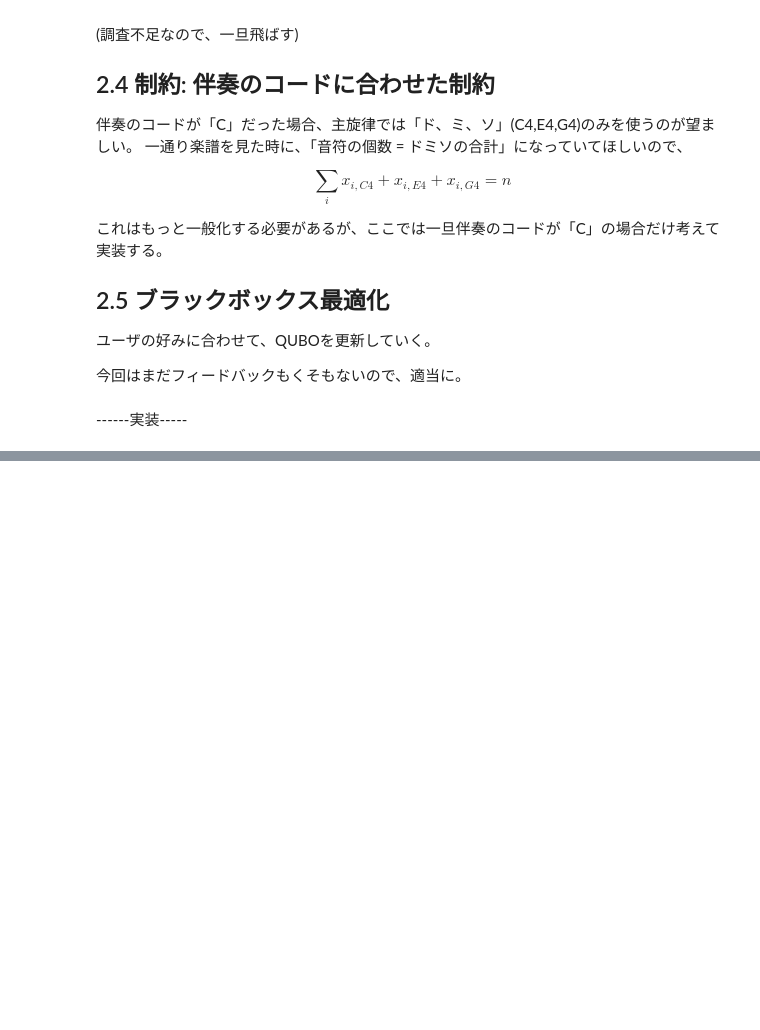
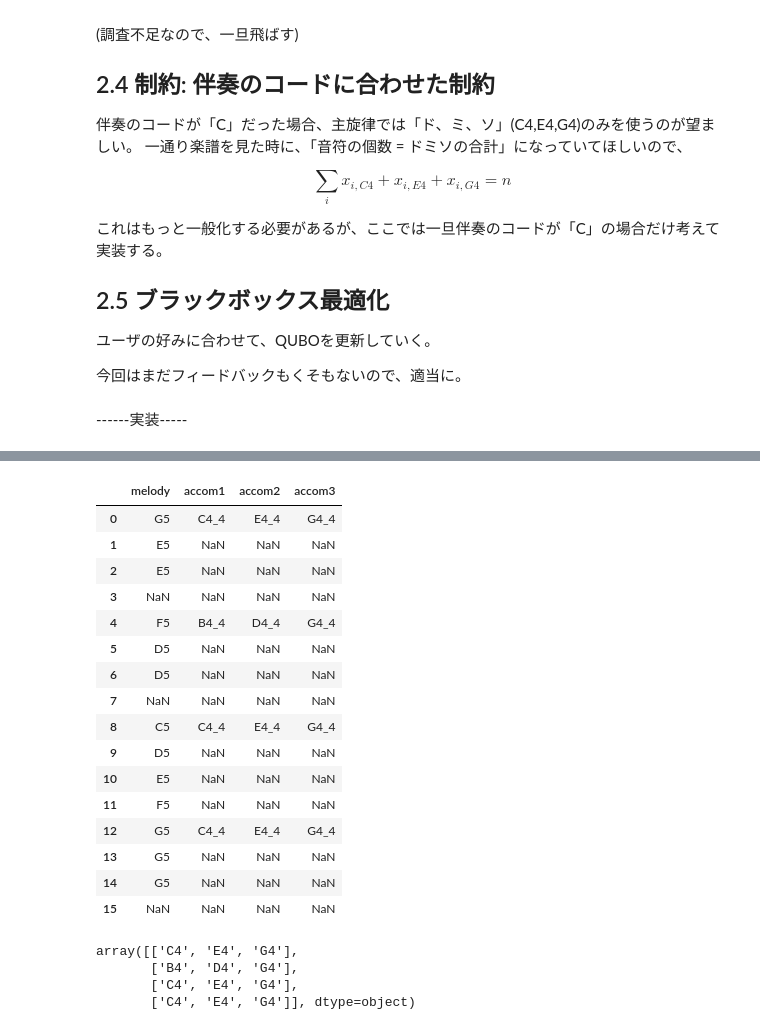
Before and after one commit to dainfinity/miQ-z, a Jupyter notebook: QMusic.ipynb, the cells around one changed output, grey strips where cells are left out. Cells and saved outputs as stored; diff of their text form; code cells hidden in the pictures; blank space fills up the shorter version.

```diff
--- a/QMusic.ipynb
+++ b/QMusic.ipynb
@@ -145,0 +151,4 @@ for j in range(p):
+# %%
+# ちょうちょの楽譜をdfに変換
+df_bf = pd.read_csv("/content/drive/MyDrive/QA4U2/miQz/webapp/butterfly.csv",names=["melody","accom1","accom2","accom3"],skip_blank_lines=False)
+df_bf
@@ -145,0 +172,25 @@ for j in range(p):
+# %%
+# 最後に1行空白を追加
+blank = pd.DataFrame([[np.nan] * len(df_bf.columns)] , columns=df_bf.columns)
+df_bf = pd.concat([df_bf,blank])
+df_bf = df_bf.reset_index(drop=True)
+# %%
+df_bf
+# %% [output]
+|  | melody | accom1 | accom2 | accom3 |
+| 0 | G5 | C4_4 | E4_4 | G4_4 |
+| 1 | E5 | NaN | NaN | NaN |
+| 2 | E5 | NaN | NaN | NaN |
+| 3 | NaN | NaN | NaN | NaN |
+| 4 | F5 | B4_4 | D4_4 | G4_4 |
+| 5 | D5 | NaN | NaN | NaN |
+| 6 | D5 | NaN | NaN | NaN |
+| 7 | NaN | NaN | NaN | NaN |
+| 8 | C5 | C4_4 | E4_4 | G4_4 |
+| 9 | D5 | NaN | NaN | NaN |
+| 10 | E5 | NaN | NaN | NaN |
+| 11 | F5 | NaN | NaN | NaN |
+| 12 | G5 | C4_4 | E4_4 | G4_4 |
+| 13 | G5 | NaN | NaN | NaN |
+| 14 | G5 | NaN | NaN | NaN |
+| 15 | NaN | NaN | NaN | NaN |
@@ -145,0 +202,11 @@ for j in range(p):
+# %%
+for i in range(len(accom_array)):
+    for j in range(len(accom_array[0])):
+        accom_array[i][j] = accom_array[i][j][:-2] #末尾2文字を削除
+
+accom_array
+# %% [output]
+array([['C4', 'E4', 'G4'],
+       ['B4', 'D4', 'G4'],
+       ['C4', 'E4', 'G4'],
+       ['C4', 'E4', 'G4']], dtype=object)
```
Also changed, not shown: parts of 20 cells of this notebook.
